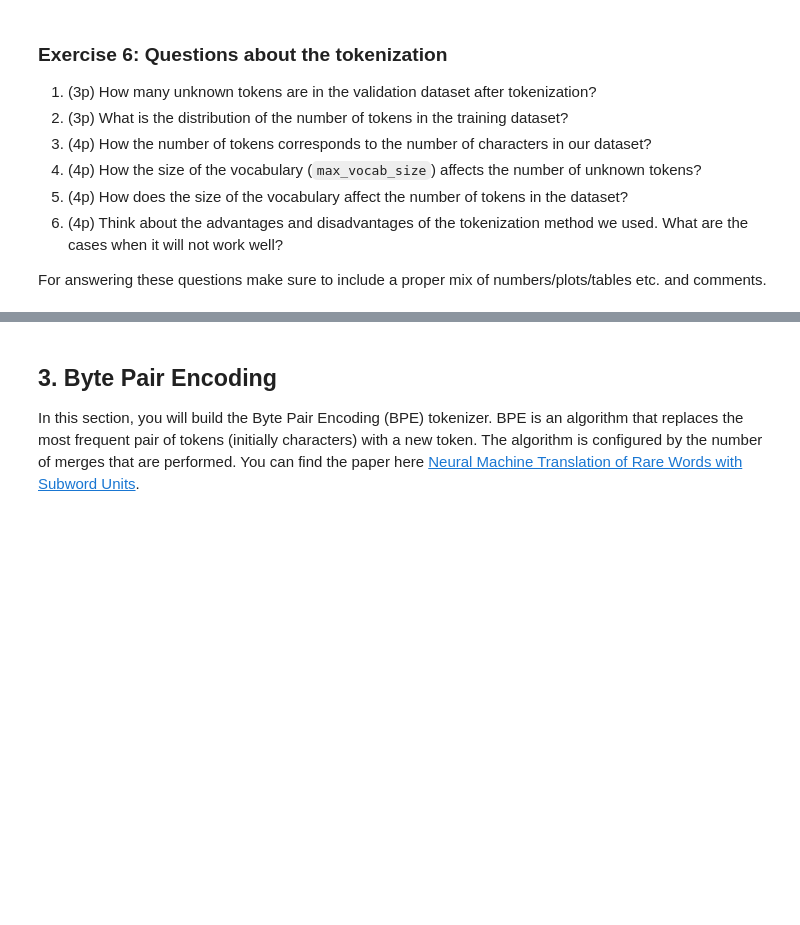
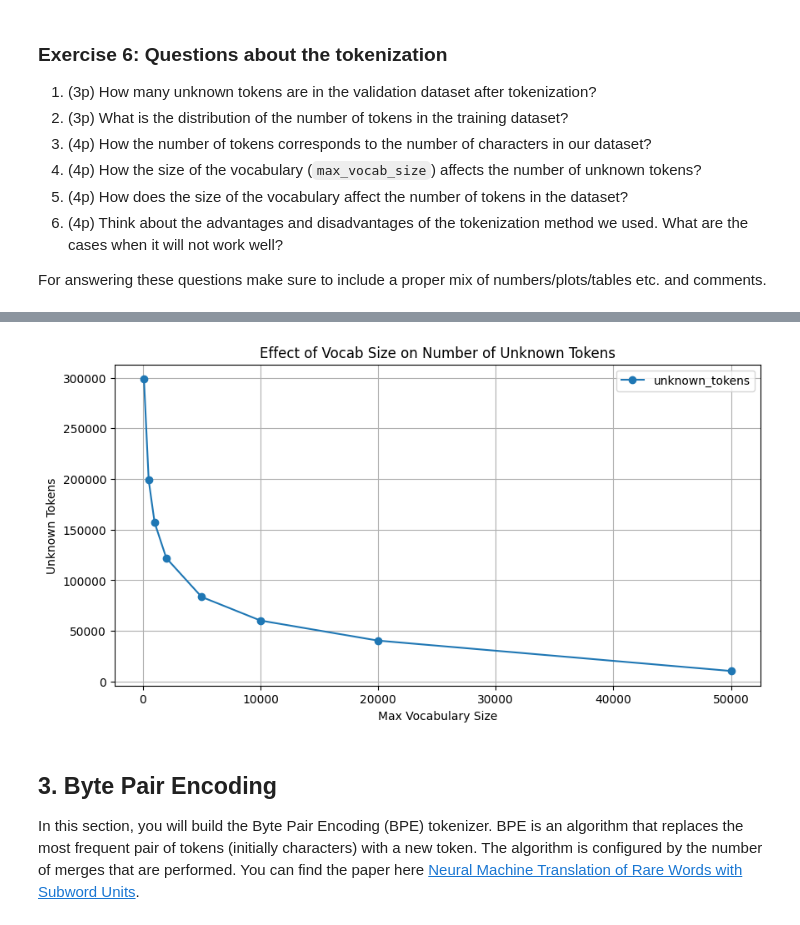
Before and after one commit to MaksiuMilcarz/NLP_Labs, a Jupyter notebook: lab1/lab1_empty_bruna.ipynb, the cells around one changed output, grey strips where cells are left out. Saved outputs shown, nothing was run; the diff lists cells and outputs as text; code cells hidden in the pictures; blank space fills up the shorter version.

Commit message:
full code with bruna cleaning

```diff
--- a/lab1/lab1_empty_bruna.ipynb
+++ b/lab1/lab1_empty_bruna.ipynb
@@ -580,3 +667,40 @@ For answering these questions make sure to include a proper mix of numbers/plots
+# %%
+results = []
+
+max_vocab_sizes = [100, 500, 1000, 2000, 5000, 10000, 20000, 50000]
+
+for max_vocab_size in max_vocab_sizes:
+    vocab = vocab_counter.most_common(max_vocab_size)
+    vocab = [word for word, _ in vocab]
+
+    unknown_count = 0
+    total_count = 0
+
+    for tweet in tweet_ds['train']:
+        text = tweet['clean']
+        total_count += len(text)
+        for token in text.split():
+            if token not in vocab:
+                unknown_count += 1
+
+    results.append({
+        'vocab_size': max_vocab_size,
+        'unknown_tokens': unknown_count,
+        'total_tokens': total_count,
+        'percentage_unknown': round(unknown_count / total_count * 100, 2)
+    })
+
+df_unknowns = pd.DataFrame(results)
+
+# probably a log plot may be more appropriate but I thought that this illustrates the relationship more intuitively
+df_unknowns.plot(x='vocab_size', y='unknown_tokens', kind='line', marker='o', figsize=(10, 5))
+plt.title("Effect of Vocab Size on Number of Unknown Tokens")
+plt.xlabel("Max Vocabulary Size")
+plt.ylabel("Unknown Tokens")
+plt.grid(True)
+plt.show()
+# %% [output]
+[figure, added]
 # %% [markdown]
 ## 3. Byte Pair Encoding
 
```
Also changed, not shown: parts of 26 cells of this notebook, 1 other file.
